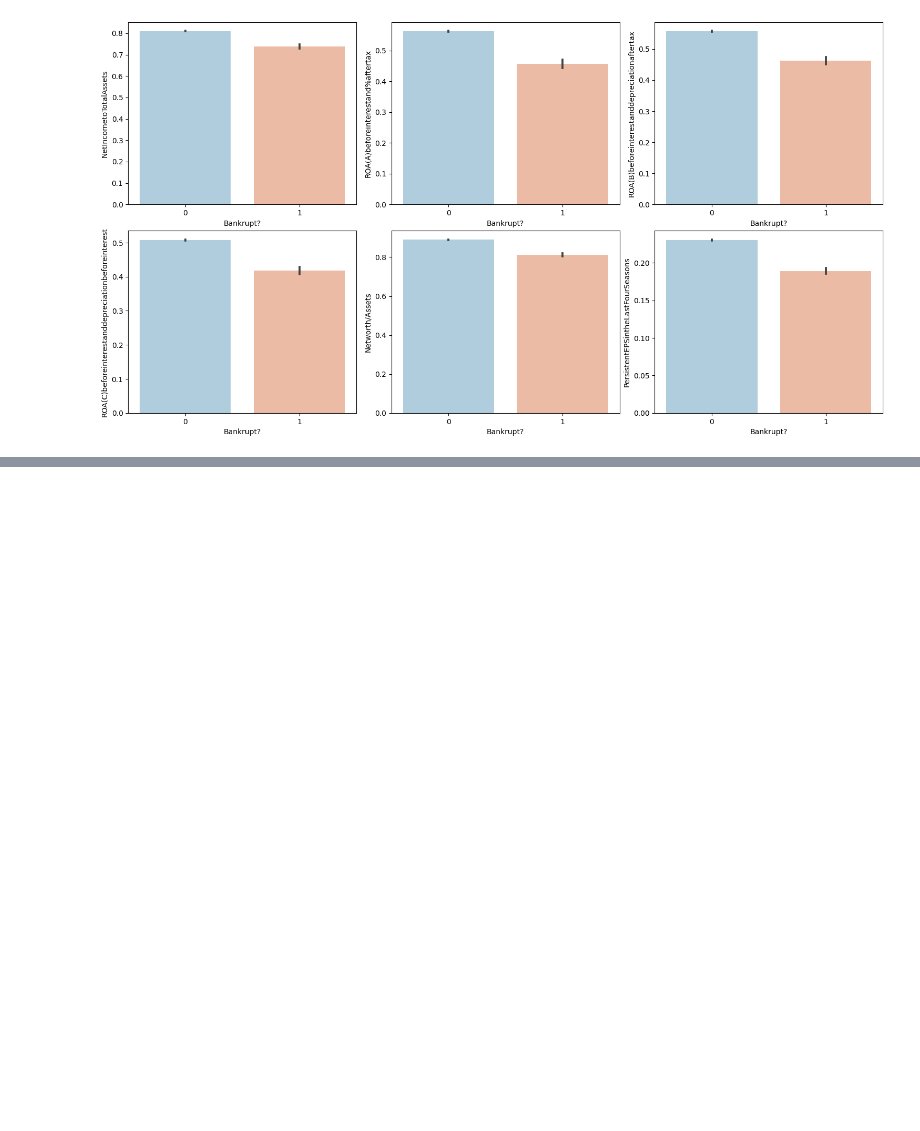
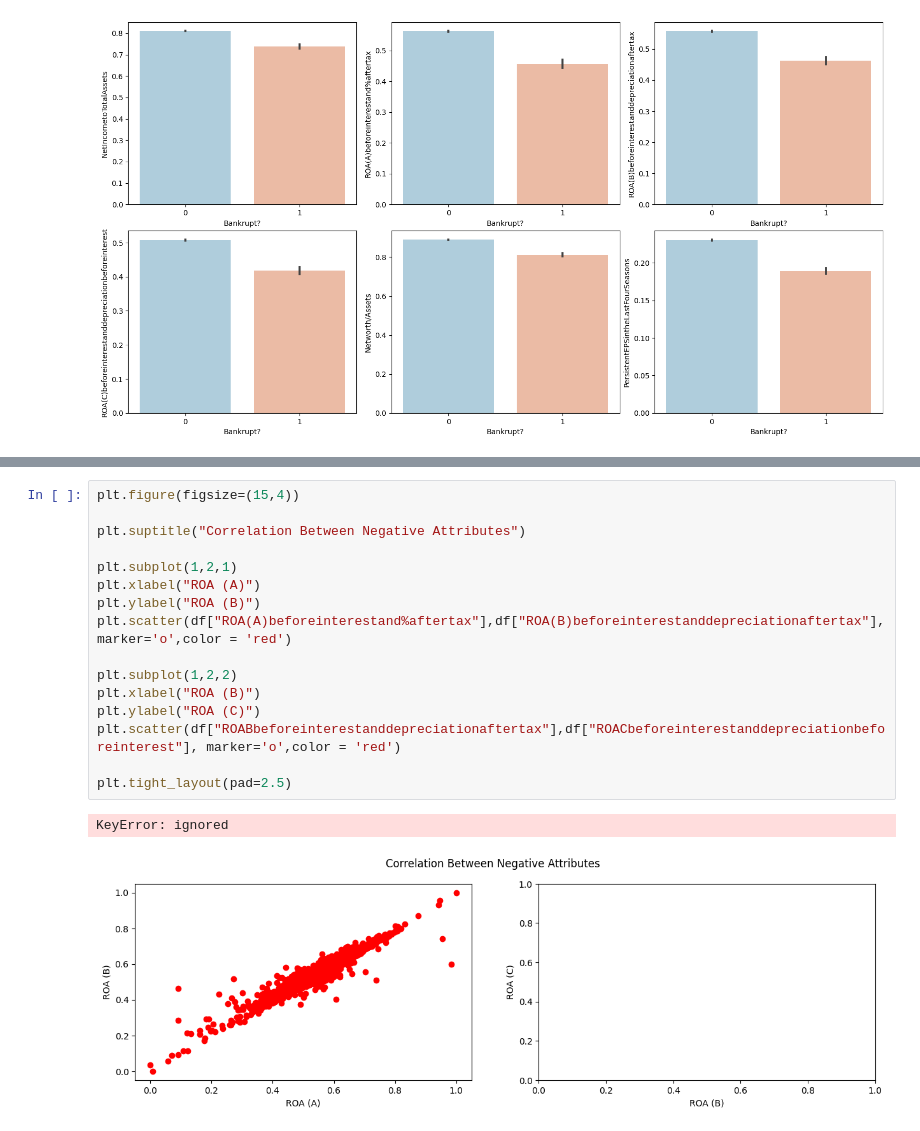
Before and after one commit to pravin2072/Company_bankruptcy_rediction, a Jupyter notebook: Company_bankruptcy_prediction.ipynb, the cells around one changed output, grey strips where cells are left out. Saved outputs shown, nothing was run; the diff lists cells and outputs as text; blank space fills up the shorter version.

```diff
--- a/Company_bankruptcy_prediction.ipynb
+++ b/Company_bankruptcy_prediction.ipynb
@@ -195,0 +239,19 @@ corrbargraph(x_value, y_value)
+# %%
+plt.figure(figsize=(15,4))
+
+plt.suptitle("Correlation Between Negative Attributes")
+
+plt.subplot(1,2,1)
+plt.xlabel("ROA (A)")
+plt.ylabel("ROA (B)")
+plt.scatter(df["ROA(A)beforeinterestand%aftertax"],df["ROA(B)beforeinterestanddepreciationaftertax"], marker='o',color = 'red')
+
+plt.subplot(1,2,2)
+plt.xlabel("ROA (B)")
+plt.ylabel("ROA (C)")
+plt.scatter(df["ROABbeforeinterestanddepreciationaftertax"],df["ROACbeforeinterestanddepreciationbeforeinterest"], marker='o',color = 'red')
+
+plt.tight_layout(pad=2.5)
+# %% [output]
+KeyError: ignored
+[figure, added]
```
Also changed, not shown: parts of 4 cells of this notebook.
